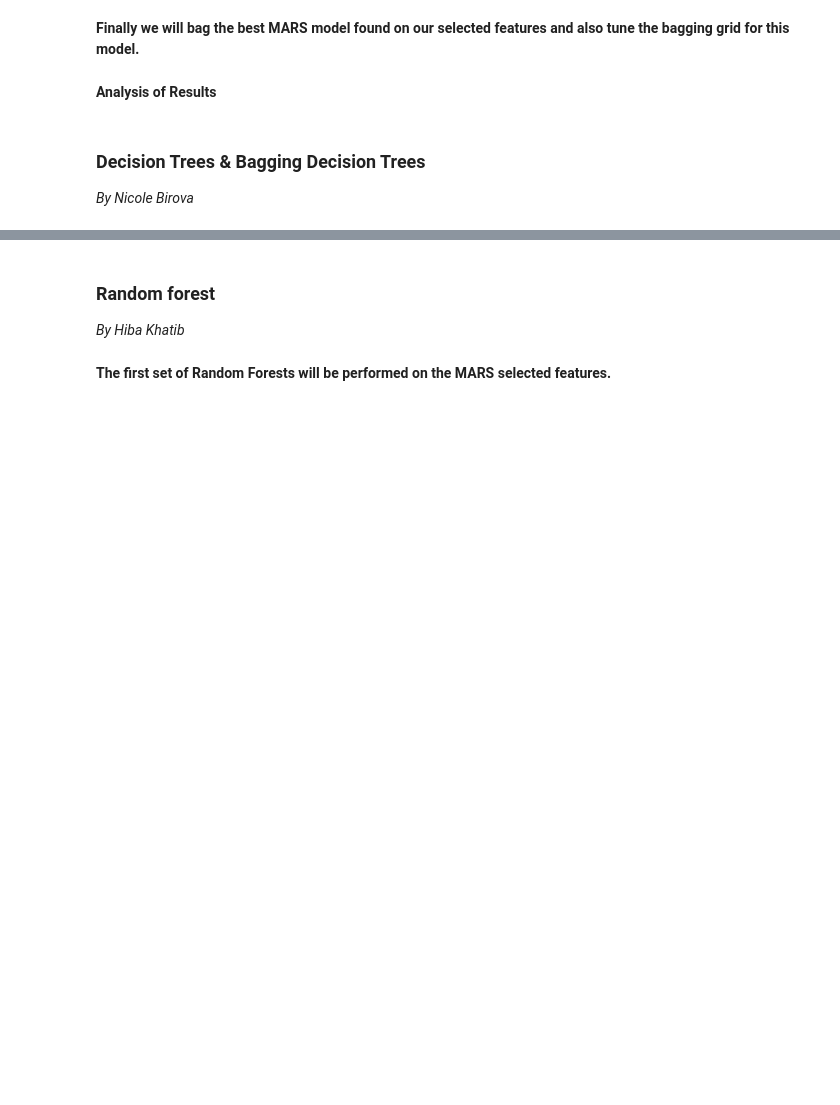
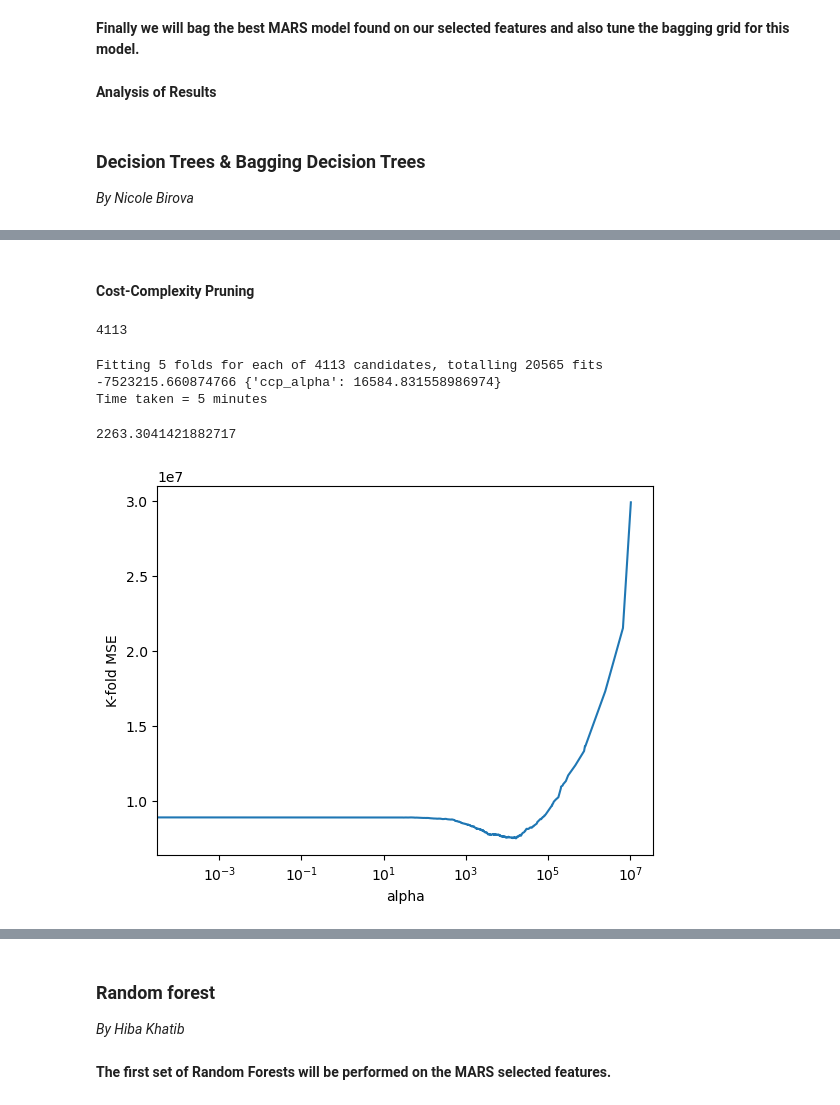
Before and after one commit to hibakhatib/Stat303-3-Final-Project, a Jupyter notebook: Final Project Code - Used Cars.ipynb, the cells around one changed output, grey strips where cells are left out. Saved outputs shown, nothing was run; the diff lists cells and outputs as text; code cells hidden in the pictures; blank space fills up the shorter version.

```diff
--- a/Final Project Code - Used Cars.ipynb
+++ b/Final Project Code - Used Cars.ipynb
@@ -1345,0 +1448,4 @@ print("Tuned BaggingRegressor R2", r2_score(y_test_mars, opt_grid.predict(X_test
+# %%
+#Developing the tree based on optimal hyperparameters found by cross-validation
+model = DecisionTreeRegressor(random_state=4, max_depth=12,max_leaf_nodes=263)
+model.fit(X, y)
@@ -1345,0 +1485,39 @@ print("Tuned BaggingRegressor R2", r2_score(y_test_mars, opt_grid.predict(X_test
+# %% [markdown]
+#### Cost-Complexity Pruning
+# %%
+CCPmodel = DecisionTreeRegressor(random_state = 4)#model without any restrictions
+path= CCPmodel.cost_complexity_pruning_path(X,y)# Compute pruning path
+# %%
+alphas=path['ccp_alphas']
+len(alphas)
+# %% [output]
+4113
+# %%
+start_time = tm.time()
+cv = KFold(n_splits = 5,shuffle=True,random_state=1)
+tree = GridSearchCV(DecisionTreeRegressor(random_state=4), param_grid = {'ccp_alpha':alphas},
+                     scoring = 'neg_mean_squared_error',n_jobs=-1,verbose=1,cv=cv)
+tree.fit(X, y)
+print (tree.best_score_, tree.best_params_)
+print("Time taken =",round((tm.time()-start_time)/60), "minutes")
+# %% [output]
+Fitting 5 folds for each of 4113 candidates, totalling 20565 fits
+-7523215.660874766 {'ccp_alpha': 16584.831558986974}
+Time taken = 5 minutes
+# %%
+model = DecisionTreeRegressor(ccp_alpha=16584.831558986974,random_state=4)
+model.fit(X, y)
+pred = model.predict(X_test)
+np.sqrt(mean_squared_error(y_test, pred))
+# %% [output]
+2263.3041421882717
+# %%
+gridcv_results = pd.DataFrame(tree.cv_results_)
+cv_error = -gridcv_results['mean_test_score']
+#Visualizing the 5-fold cross validation error vs alpha
+plt.plot(alphas,cv_error)
+plt.xscale('log')
+plt.xlabel('alpha')
+plt.ylabel('K-fold MSE');
+# %% [output]
+[figure, added]
```
Also changed, not shown: parts of 60 cells of this notebook, 1 other file.
